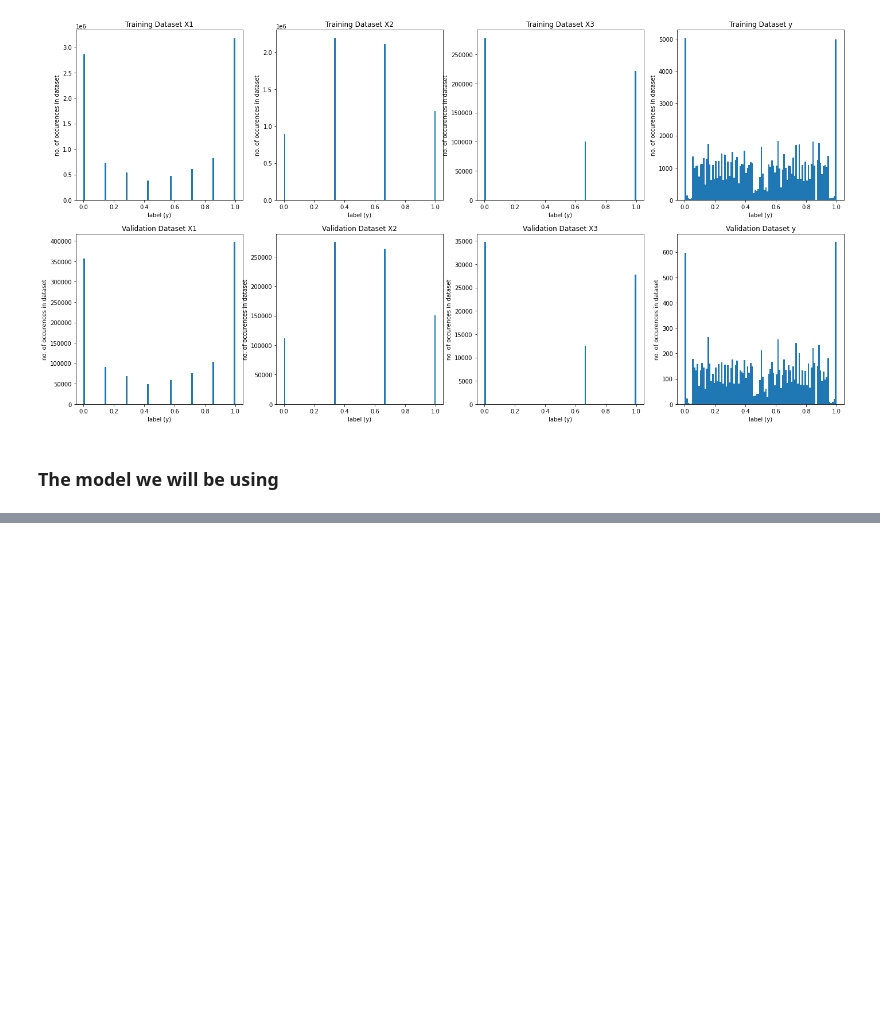
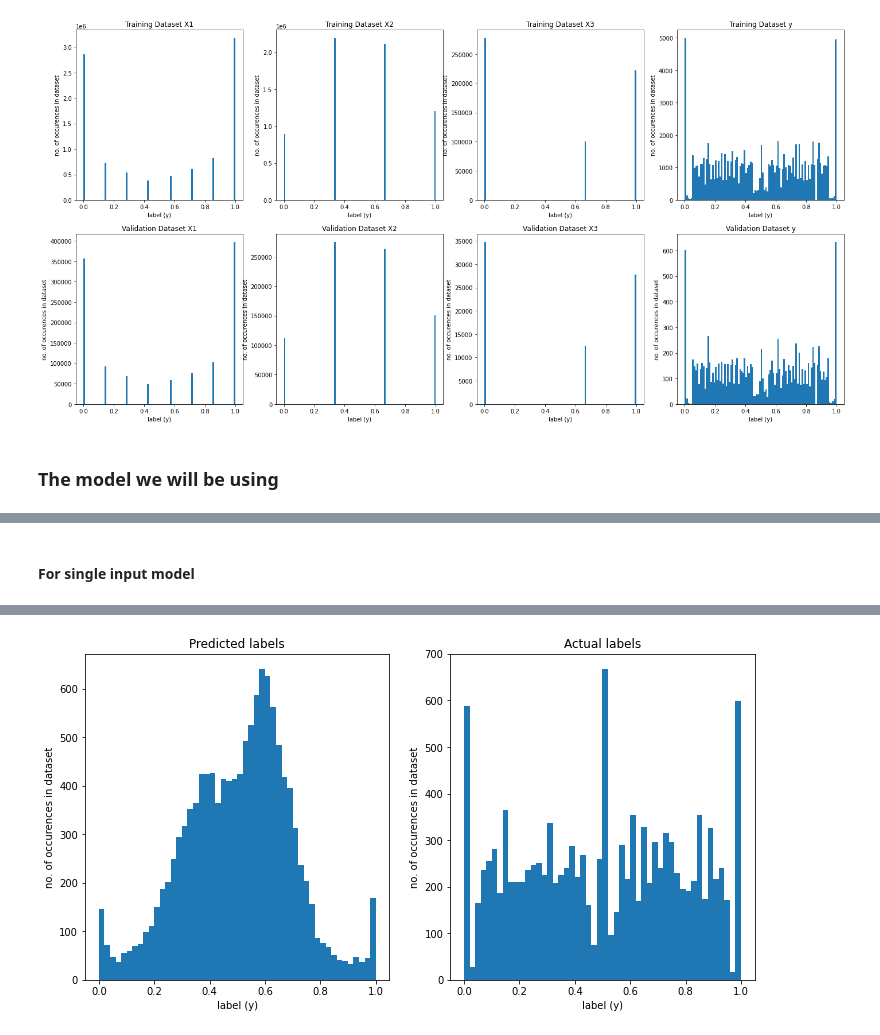
Before and after one commit to owenjaques/chessbot, a Jupyter notebook: neural_networks/models.ipynb, the cells around one changed output, grey strips where cells are left out. Cells and saved outputs as stored; diff of their text form; code cells hidden in the pictures; blank space fills up the shorter version.

```diff
--- a/neural_networks/models.ipynb
+++ b/neural_networks/models.ipynb
@@ -375,2 +404,0 @@ Epoch 26: early stopping
-# %%
-model = keras.models.load_model(f'{working_directory}/model')
@@ -378,0 +405,3 @@ model = keras.models.load_model(f'{working_directory}/model')
+# %%
+single_input_model = keras.models.load_model(f'{data_directory}/single_input_model/model')
+triple_input_model = keras.models.load_model(f'{data_directory}/triple_input_model/model')
@@ -379,25 +410,18 @@ model = keras.models.load_model(f'{working_directory}/model')
 # %%
-from sklearn.metrics import confusion_matrix
-import seaborn as sns
+def evaluate_model_and_plot_predictions(model, testing_data):
+    print('Model Evaluation:')
+    evaluation = model.evaluate(testing_data)
+    predictions = model.predict(testing_data)
 
-testing_data = DataGenerator(data_directory + '/test_set.npz', 'all', batch_size=1)
-evaluation = model.evaluate(testing_data)
-predictions = model.predict(testing_data)
+    _, ax = plt.subplots(nrows=1, ncols=2, figsize=(12, 6))
+    ax[0].hist(predictions, bins=50)
+    ax[0].set_title(f'Predicted labels')
+    ax[0].set_xlabel('label (y)')
+    ax[0].set_ylabel('no. of occurences in dataset')
+    ax[1].hist(testing_data.y, bins=50)
+    ax[1].set_title(f'Actual labels')
+    ax[1].set_xlabel('label (y)')
+    ax[1].set_ylabel('no. of occurences in dataset')
+    plt.show()
 
-_, ax = plt.subplots(nrows=1, ncols=2, figsize=(12, 6))
-ax[0].hist(predictions, bins=50)
-ax[0].set_title(f'Predicted labels')
-ax[0].set_xlabel('label (y)')
-ax[0].set_ylabel('no. of occurences in dataset')
-ax[1].hist(testing_data.y, bins=50)
-ax[1].set_title(f'Actual labels')
-ax[1].set_xlabel('label (y)')
-ax[1].set_ylabel('no. of occurences in dataset')
-plt.show()
-
-# Bin the data into continuous intervals, then plot a confusion matrix
-predictions_binned = np.digitize(predictions, bins=np.linspace(0, 1, 10))
-y_binned = np.digitize(testing_data.y, bins=np.linspace(0, 1, 10))
-cm = confusion_matrix(y_binned, predictions_binned)
-ax = sns.heatmap(cm, annot=True, fmt='d')
-ax.set(xlabel='Predicted label', ylabel='True label')
+    return predictions
@@ -443,0 +428,6 @@ Board('7r/k1K5/7p/7P/4PP1P/p1p5/P1P5/8 b - - 7 59')
+# %% [markdown]
+#### For single input model
+# %%
+single_input_testing_data = DataGenerator(data_directory + '/test_set.npz', 'positions', batch_size=1)
+single_input_predictions = evaluate_model_and_plot_predictions(single_input_model, single_input_testing_data)
+# %% [output]
@@ -443,0 +437 @@ Board('7r/k1K5/7p/7P/4PP1P/p1p5/P1P5/8 b - - 7 59')
+[figure, added]
```
Also changed, not shown: parts of 29 cells of this notebook.
